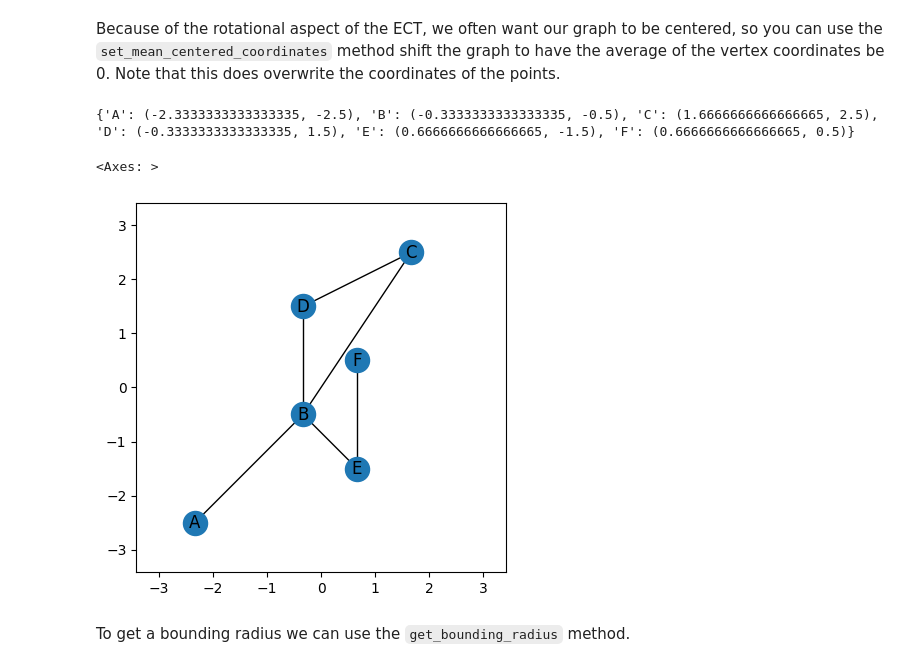
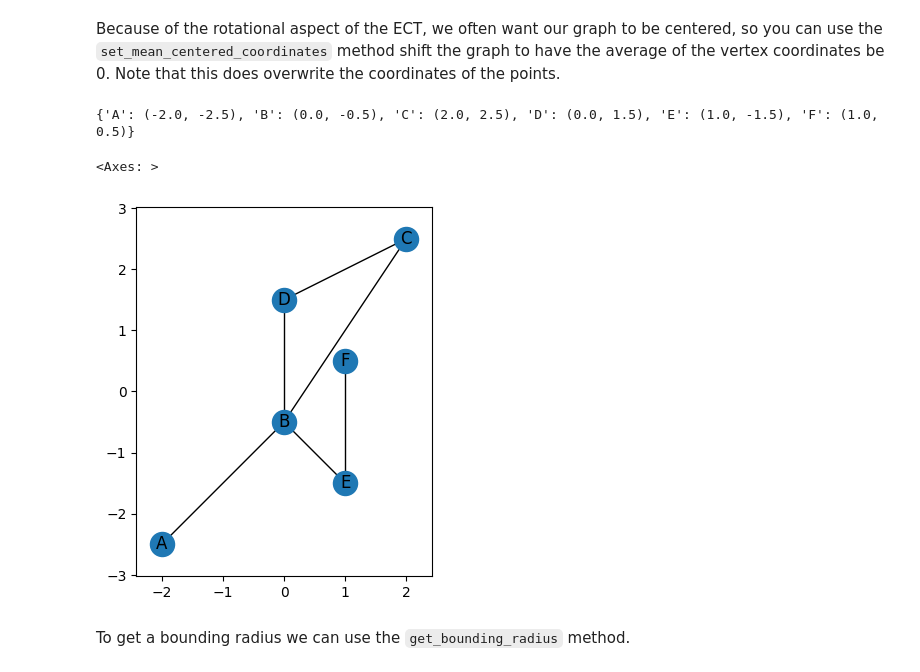
Before and after one commit to MunchLab/ect, a Jupyter notebook: docs/doctrees/nbsphinx/notebooks/Tutorial-ECT_for_embedded_graphs.ipynb, the cells around one changed output. Saved outputs shown, nothing was run; the diff lists cells and outputs as text; code cells hidden in the pictures.

```diff
--- a/docs/doctrees/nbsphinx/notebooks/Tutorial-ECT_for_embedded_graphs.ipynb
+++ b/docs/doctrees/nbsphinx/notebooks/Tutorial-ECT_for_embedded_graphs.ipynb
@@ -46,13 +46,13 @@ G.coordinates
 # %% [markdown]
 Because of the rotational aspect of the ECT, we often want our graph to be centered, so you can use the `set_mean_centered_coordinates` method shift the graph to have the average of the vertex coordinates be 0. Note that this does overwrite the coordinates of the points.
 # %%
-G.set_mean_centered_coordinates()
+G.set_centered_coordinates(type = 'min_max')
 print(G.coordinates)
 G.plot()
 # %% [output]
-{'A': (-2.3333333333333335, -2.5), 'B': (-0.3333333333333335, -0.5), 'C': (1.6666666666666665, 2.5), 'D': (-0.3333333333333335, 1.5), 'E': (0.6666666666666665, -1.5), 'F': (0.6666666666666665, 0.5)}
+{'A': (-2.0, -2.5), 'B': (0.0, -0.5), 'C': (2.0, 2.5), 'D': (0.0, 1.5), 'E': (1.0, -1.5), 'F': (1.0, 0.5)}
 <Axes: >
-[figure, old version]
+[figure, new version]
 # %% [markdown]
 To get a bounding radius we can use the `get_bounding_radius` method.
 # %%
```
Also changed, not shown: parts of 1 cell of this notebook, 14 other files.
